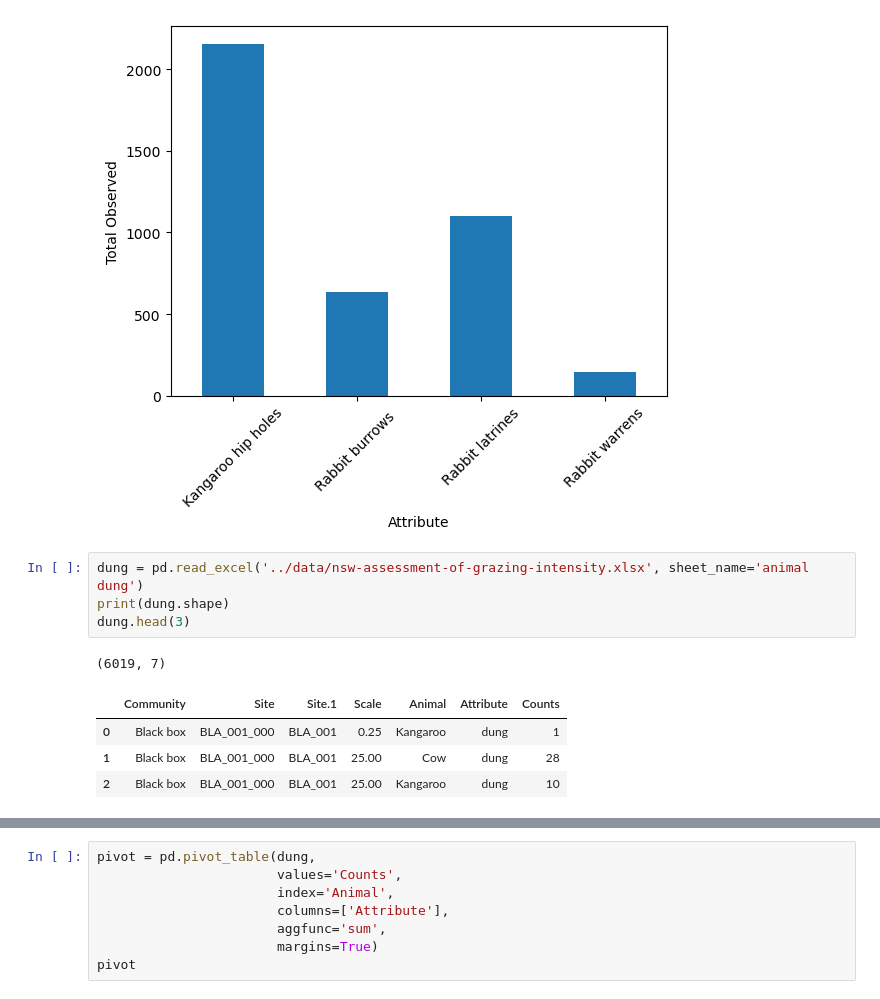
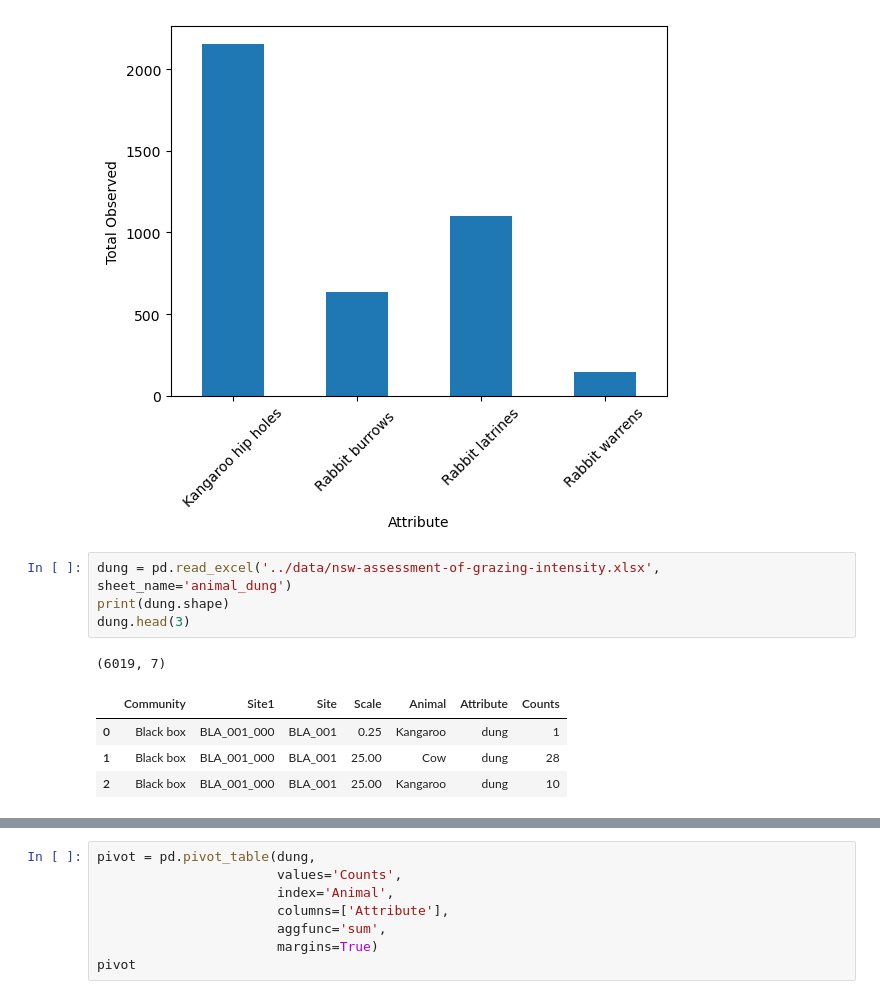
Before and after one commit to mjbeall09876/Capstone_DA09, a Jupyter notebook: NSW/grazing_intensity_dataset.ipynb, the cells around one changed output, grey strips where cells are left out. Saved outputs shown, nothing was run; the diff lists cells and outputs as text.

```diff
--- a/NSW/grazing_intensity_dataset.ipynb
+++ b/NSW/grazing_intensity_dataset.ipynb
@@ -31,12 +31,12 @@ plt.ylabel("Total Observed")
 Text(0, 0.5, 'Total Observed')
 [figure]
 # %%
-dung = pd.read_excel('../data/nsw-assessment-of-grazing-intensity.xlsx', sheet_name='animal dung')
+dung = pd.read_excel('../data/nsw-assessment-of-grazing-intensity.xlsx', sheet_name='animal_dung')
 print(dung.shape)
 dung.head(3)
 # %% [output]
 (6019, 7)
-|  | Community | Site | Site.1 | Scale | Animal | Attribute | Counts |
+|  | Community | Site1 | Site | Scale | Animal | Attribute | Counts |
 | 0 | Black box | BLA_001_000 | BLA_001 | 0.25 | Kangaroo | dung | 1 |
 | 1 | Black box | BLA_001_000 | BLA_001 | 25.00 | Cow | dung | 28 |
 | 2 | Black box | BLA_001_000 | BLA_001 | 25.00 | Kangaroo | dung | 10 |
```
Also changed, not shown: parts of 15 cells of this notebook, 21 other files.
